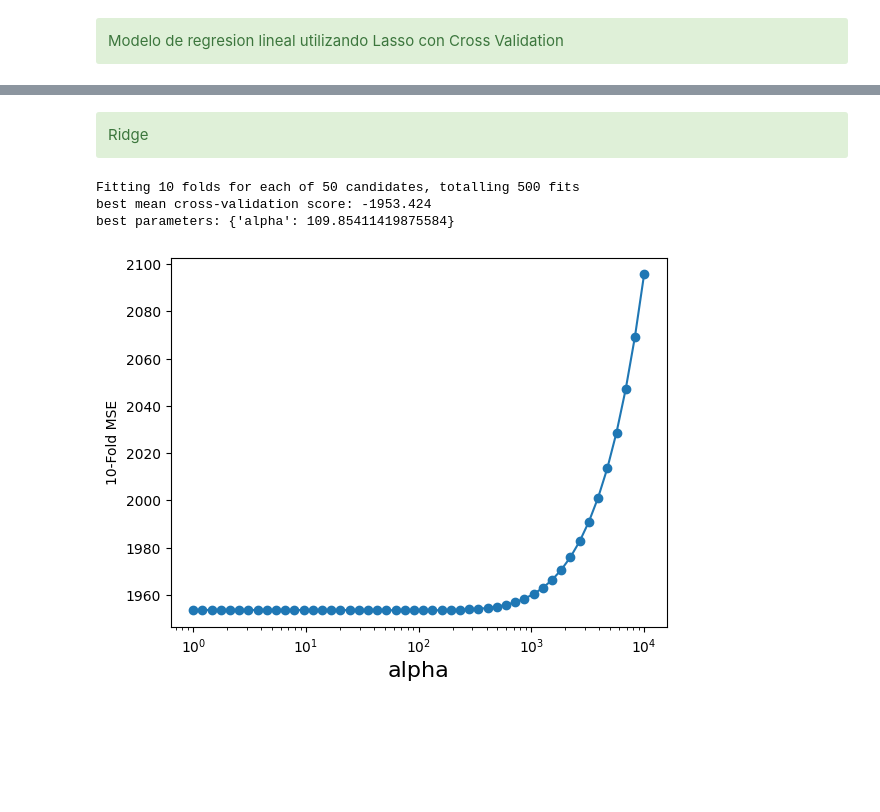
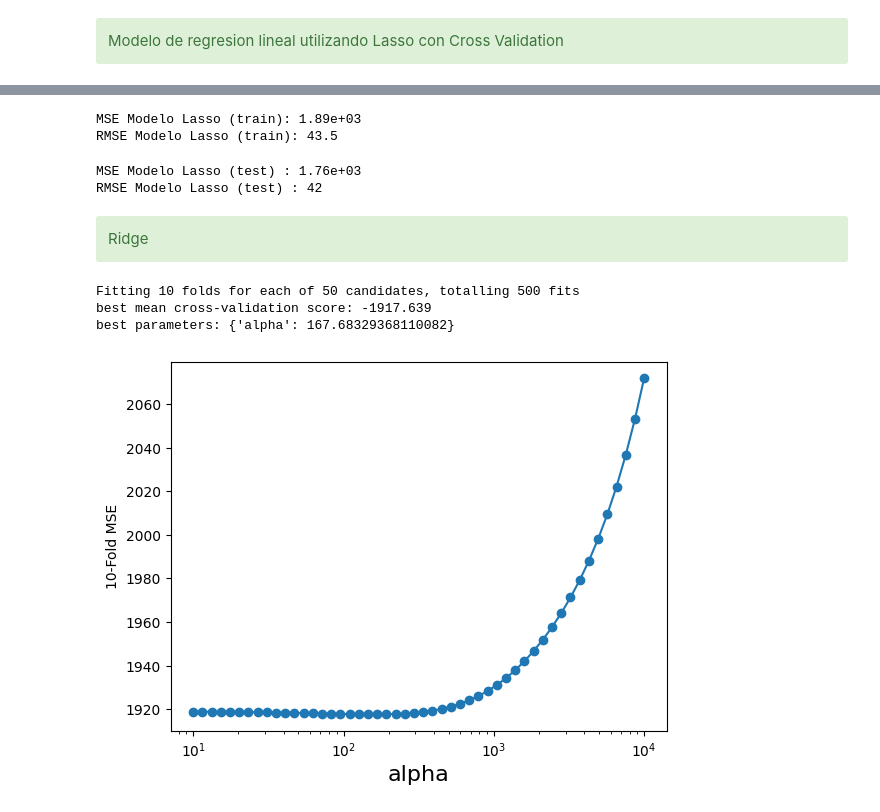
Before and after one commit to bernikrn/machine-learning-practica, a Jupyter notebook: ML_practica.ipynb, the cells around one changed output, grey strips where cells are left out. Cells and saved outputs as stored; diff of their text form; code cells hidden in the pictures; blank space fills up the shorter version.

Commit message:
test and train data divided in different files

```diff
--- a/ML_practica.ipynb
+++ b/ML_practica.ipynb
@@ -62,8 +122,9 @@ airbnb.iloc[0:4,0:40].T
 # %%
 # List of elements considered to be relevant
-# columns_to_keep = ['Price','City','Room Type','Neighbourhood','Accommodates','Bathrooms','Bedrooms','Beds','Square Feet','Guests Included','Extra People','Review Scores Rating']
-columns_to_keep = ['Price','Accommodates','Bathrooms','Bedrooms','Beds','Square Feet','Guests Included','Extra People','Review Scores Rating']
-airbnb = airbnb[columns_to_keep]
-
-# Aplicar este filtro luego de separar en train y test
-# airbnb = airbnb[airbnb['Square Meters'] > 20]
+# We can see that "Square feet" has less than 4% of values so this column will not be added.
+columns_to_keep = ['Price','Accommodates','Bathrooms','Bedrooms','Beds',
+                   'Guests Included','Extra People','Review Scores Rating',
+                   'Host Response Rate', 'Minimum Nights', 'Maximum Nights',
+                   'Availability 30', 'Availability 60', 'Availability 90',
+                   'Availability 365', 'Number of Reviews']
+data_train = data_train[columns_to_keep]
@@ -148,21 +206,8 @@ dtype: float64
 # %%
 # Convert from pandas Data Frame to numpy array so it can be used by scikit-learn
-data = airbnb.values
+data_train_np = data_train.values
 
-y = data[:,0:1]     # The first columns is Price
-X = data[:,1:]      # All other columns
+y_train = data_train_np[:,0:1]     # The first column is Price
+X_train = data_train_np[:,1:]      # All other columns
 
-feature_names = airbnb.columns[1:]
+feature_names = data_train.columns[1:]
-# %%
-from sklearn import preprocessing
-from sklearn.model_selection import train_test_split
-
-X_train, X_test, y_train, y_test = train_test_split(X, y, test_size=.25, random_state = 1)
-
-print('Datos entrenamiento: ', X_train.shape)
-print('Datos test: ', X_test.shape)
-
-# Escalamos (con los datos de train)
-scaler = preprocessing.StandardScaler().fit(X_train)
-XtrainScaled = scaler.transform(X_train)
-XtestScaled = scaler.transform(X_test)
@@ -177,7 +247,7 @@ Modelo de regresion lineal utilizando Lasso con Cross Validation
 from sklearn.model_selection import GridSearchCV
 from sklearn.linear_model import Lasso
 
-alpha_vector = np.logspace(-2,2,50)
+alpha_vector = np.logspace(-4,2,50)
 param_grid = {'alpha': alpha_vector }
 grid = GridSearchCV(Lasso(), scoring='neg_mean_squared_error', param_grid=param_grid, cv=10, verbose=1)
 grid.fit(XtrainScaled, y_train)
@@ -234,3 +268,27 @@ Review Scores Rating 3.7348727332754037
+# %%
+from sklearn.metrics import mean_squared_error
+
+alpha_optimo = grid.best_params_['alpha']
+lasso = Lasso(alpha = alpha_optimo).fit(XtrainScaled,y_train)
+
+ytrainLasso = lasso.predict(XtrainScaled)
+mseTrainModelLasso = mean_squared_error(y_train,ytrainLasso)
+
+print('MSE Modelo Lasso (train): %0.3g' % mseTrainModelLasso)
+print('RMSE Modelo Lasso (train): %0.3g' % np.sqrt(mseTrainModelLasso))
+# %% [output]
+MSE Modelo Lasso (train): 1.89e+03
+RMSE Modelo Lasso (train): 43.5
+# %%
+# Lasso with test values
+ytestLasso  = lasso.predict(XtestScaled)
+mseTestModelLasso = mean_squared_error(y_test,ytestLasso)
+
+print('MSE Modelo Lasso (test) : %0.3g' % mseTestModelLasso)
+print('RMSE Modelo Lasso (test) : %0.3g' % np.sqrt(mseTestModelLasso))
+# %% [output]
+MSE Modelo Lasso (test) : 1.76e+03
+RMSE Modelo Lasso (test) : 42
 # %% [markdown]
 <div class="alert alert-block alert-success">
 Ridge
@@ -238,23 +296,23 @@ Ridge
 # %%
 from sklearn.model_selection import GridSearchCV
 from sklearn.linear_model import Ridge
 
-alpha_vector = np.logspace(0,4,50)
+alpha_vector = np.logspace(1,4,50)
 param_grid = {'alpha': alpha_vector }
 grid = GridSearchCV(Ridge(), scoring='neg_mean_squared_error', param_grid=param_grid, cv=10, verbose=1)
 grid.fit(XtrainScaled, y_train)
 print("best mean cross-validation score: {:.3f}".format(grid.best_score_))
 print("best parameters: {}".format(grid.best_params_))
 
 #-1 porque es negado
 scores = -1*np.array(grid.cv_results_['mean_test_score'])
 plt.semilogx(alpha_vector,scores,'-o')
 plt.xlabel('alpha',fontsize=16)
 plt.ylabel('10-Fold MSE')
 plt.show()
 # %% [output]
 Fitting 10 folds for each of 50 candidates, totalling 500 fits
-best mean cross-validation score: -1953.424
-best parameters: {'alpha': 109.85411419875584}
+best mean cross-validation score: -1917.639
+best parameters: {'alpha': 167.68329368110082}
-[figure, old version]
+[figure, new version]
 # %%
```
Also changed, not shown: parts of 25 cells of this notebook.
